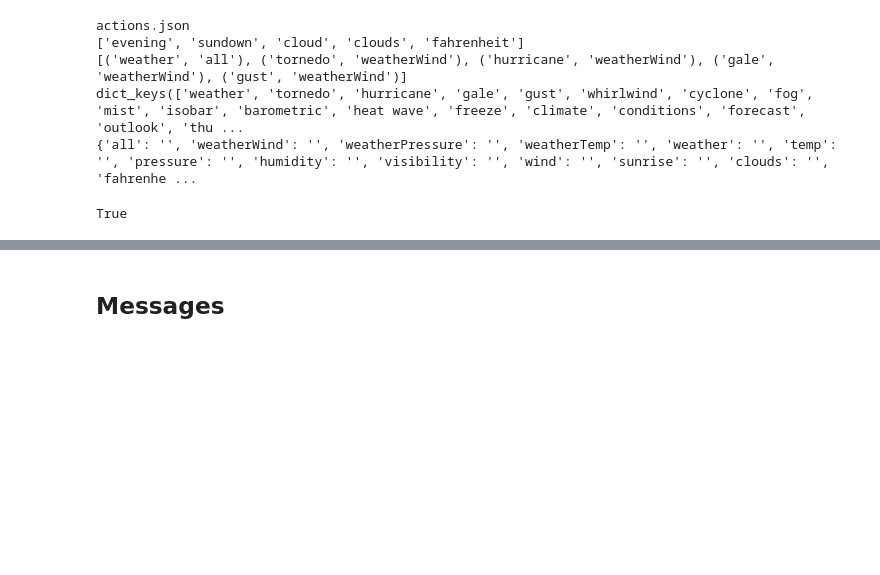
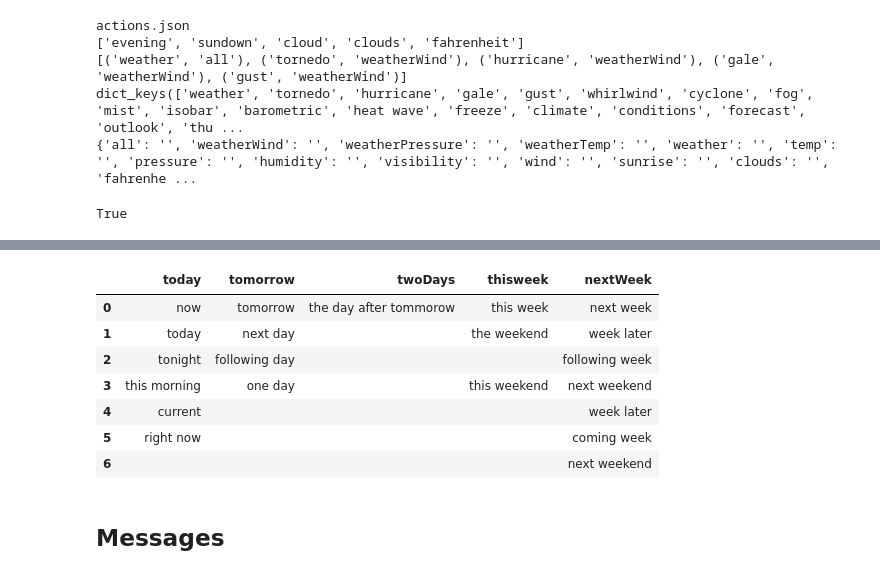
Before and after one commit to drbarak/NLP-FinalProject, a Jupyter notebook: ChatBot.ipynb, the cells around one changed output, grey strips where cells are left out. Saved outputs shown, nothing was run; the diff lists cells and outputs as text; code cells hidden in the pictures; blank space fills up the shorter version.

Commit message:
update check date

```diff
--- a/ChatBot.ipynb
+++ b/ChatBot.ipynb
@@ -440,0 +375,19 @@ test_questions.txt
+# %%
+def load_dates():
+  fname = 'datesWords.txt'
+  path_ = path
+  if False and GIT:
+    path_ = data_url
+    print(path_)
+  df = pd.read_csv(path_ + fname)
+  #a_series = pd. Series(['','','','in 1 week'], index = df. columns)
+  #df = df.append(a_series, ignore_index=True)
+  df.fillna('', inplace=True)
+  return df
+datesDf= load_dates()
+listNlp = {}
+for column in datesDf:
+  listNlp.update({column: [nlp.make_doc(t) for t in datesDf[column].tolist() if t != '']})
+#p(listNlp)
+datesDf
+# %% [output]
@@ -441,3 +395,11 @@ test_questions.txt
+|  | today | tomorrow | twoDays | thisweek | nextWeek |
+| 0 | now | tomorrow | the day after tommorow | this week | next week |
+| 1 | today | next day |  | the weekend | week later |
+| 2 | tonight | following day |  |  | following week |
+| 3 | this morning | one day |  | this weekend | next weekend |
+| 4 | current |  |  |  | week later |
+| 5 | right now |  |  |  | coming week |
+| 6 |  |  |  |  | next weekend |
 # %% [markdown]
 ## Messages
 # %%
```
Also changed, not shown: parts of 41 cells of this notebook.
